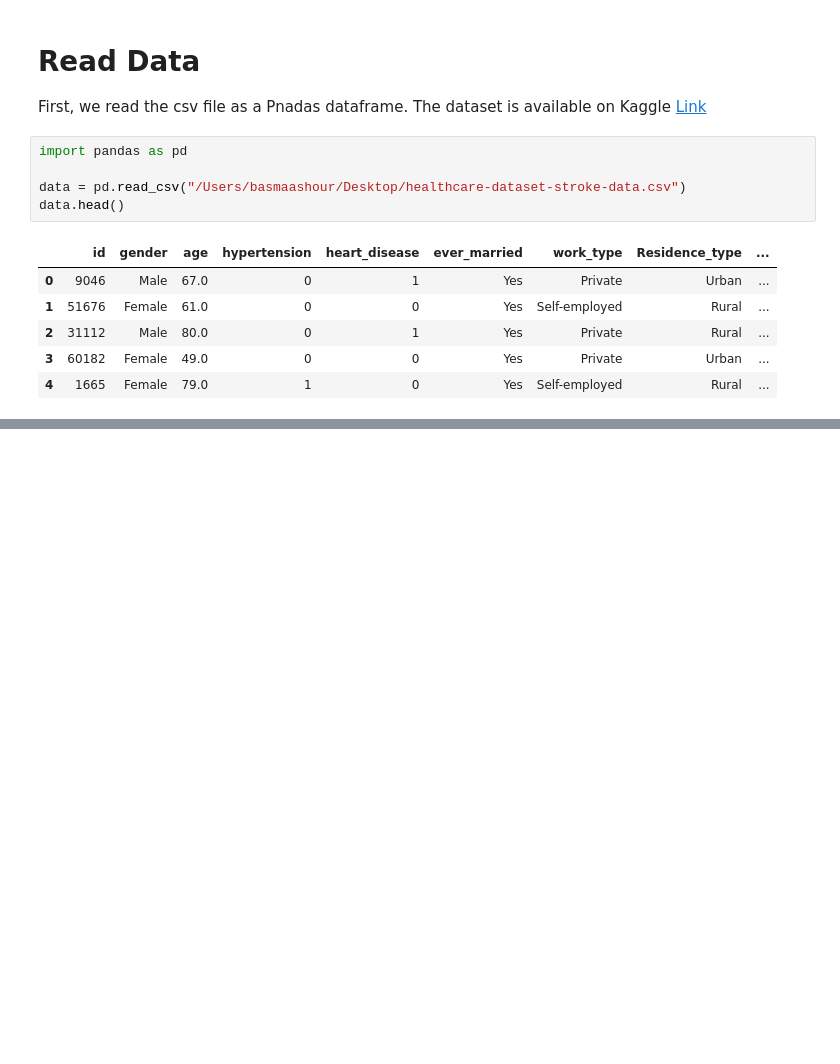
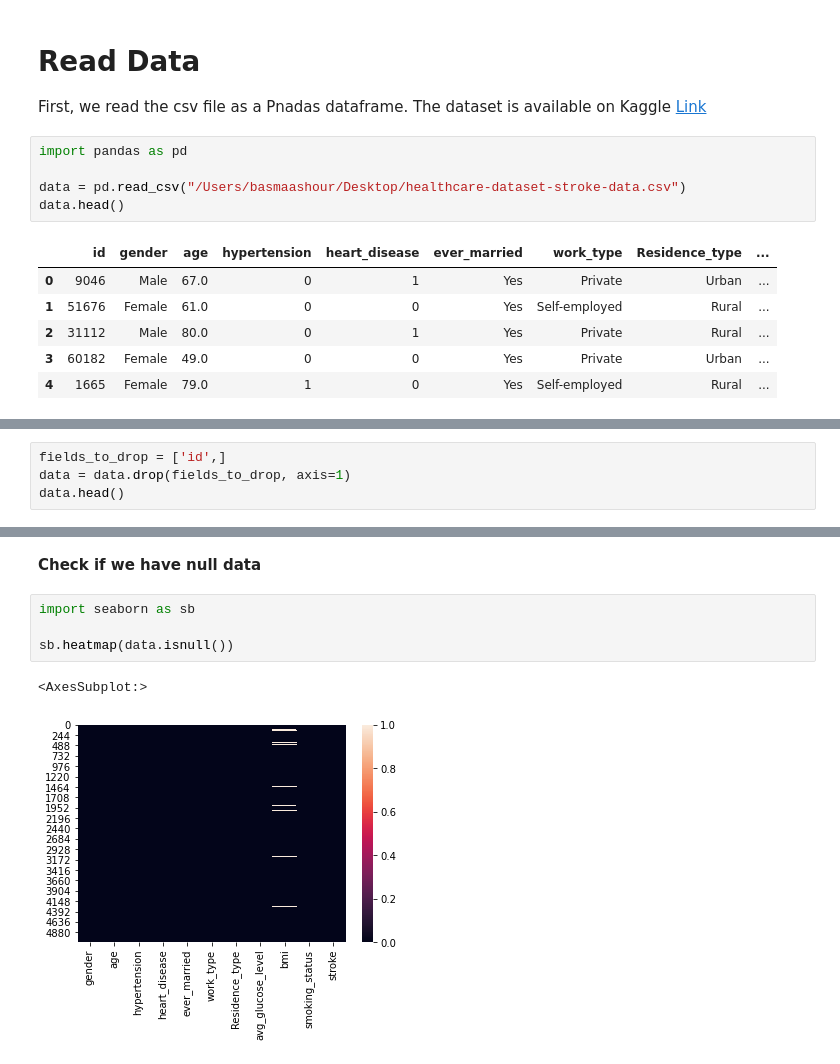
Before and after one commit to basmaashouur/CS582-ML-Stroke-Prediction, a Jupyter notebook: stroke_prediction.ipynb, the cells around one changed output, grey strips where cells are left out. Saved outputs shown, nothing was run; the diff lists cells and outputs as text; blank space fills up the shorter version.

```diff
--- a/stroke_prediction.ipynb
+++ b/stroke_prediction.ipynb
@@ -17,0 +18,4 @@ import matplotlib.pyplot as plt
+# %%
+fields_to_drop = ['id',]
+data = data.drop(fields_to_drop, axis=1)
+data.head()
@@ -17,0 +29,9 @@ import matplotlib.pyplot as plt
+# %% [markdown]
+**Check if we have null data**
+# %%
+import seaborn as sb
+
+sb.heatmap(data.isnull())
+# %% [output]
+<AxesSubplot:>
+[figure, added]
```
Also changed, not shown: parts of 7 cells of this notebook.
